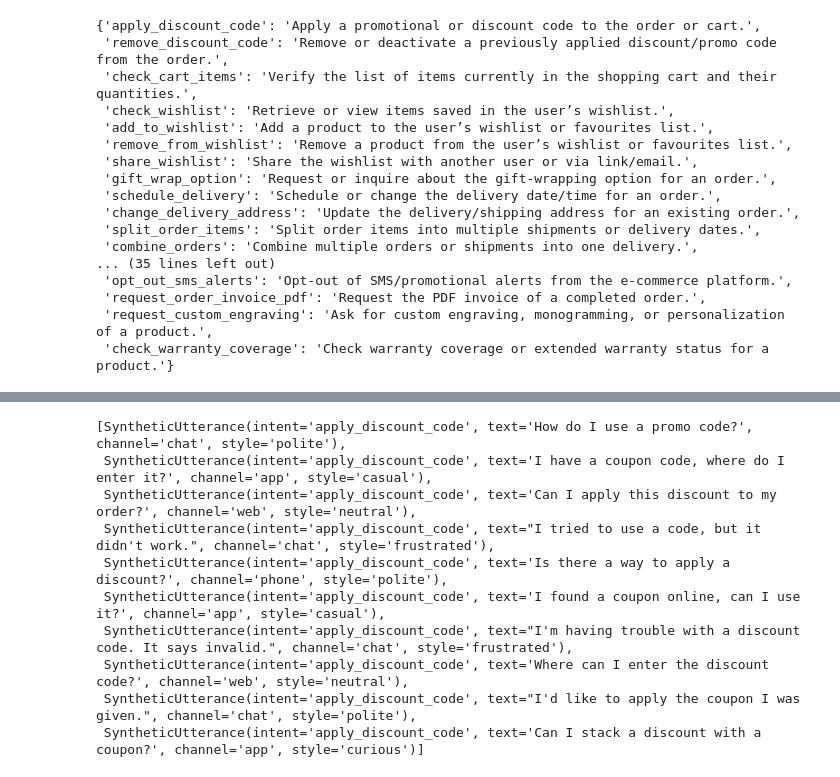
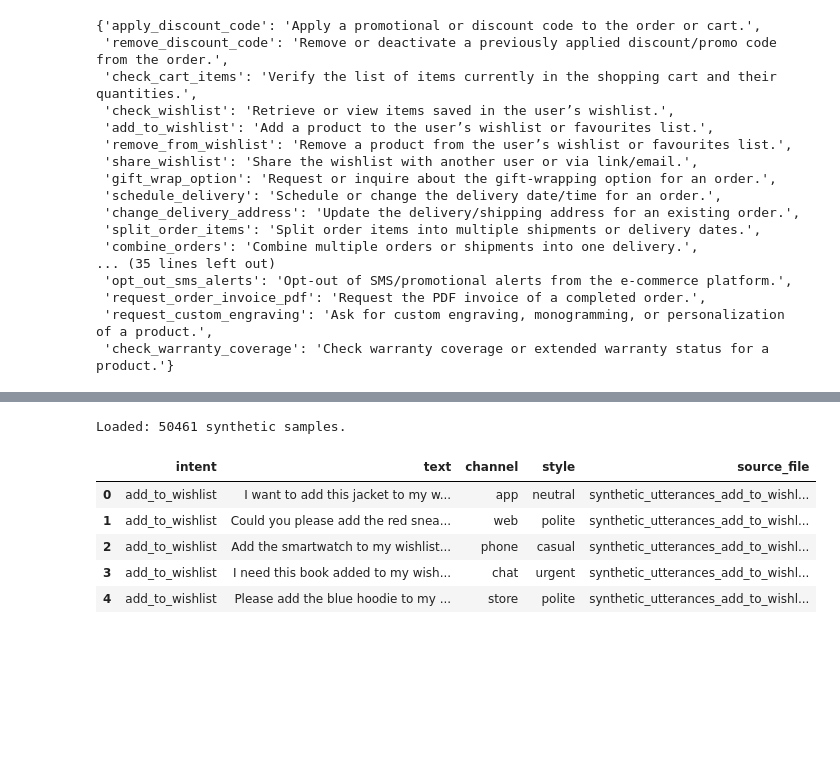
Before and after one commit to RahulNenavath/Intent-Classification, a Jupyter notebook: Notebook/Data-Curation.ipynb, the cells around one changed output, grey strips where cells are left out. Drawn from its saved outputs; the diff is of its cells as text; code cells hidden in the pictures; blank space fills up the shorter version.

Commit message:
sythentic data generator class added to agument new intent and utterance records

```diff
--- a/Notebook/Data-Curation.ipynb
+++ b/Notebook/Data-Curation.ipynb
@@ -398,13 +497,34 @@ utterances = gen.generate(
-# %%
-utterances
-# %% [output]
-[SyntheticUtterance(intent='apply_discount_code', text='How do I use a promo code?', channel='chat', style='polite'),
- SyntheticUtterance(intent='apply_discount_code', text='I have a coupon code, where do I enter it?', channel='app', style='casual'),
- SyntheticUtterance(intent='apply_discount_code', text='Can I apply this discount to my order?', channel='web', style='neutral'),
- SyntheticUtterance(intent='apply_discount_code', text="I tried to use a code, but it didn't work.", channel='chat', style='frustrated'),
- SyntheticUtterance(intent='apply_discount_code', text='Is there a way to apply a discount?', channel='phone', style='polite'),
- SyntheticUtterance(intent='apply_discount_code', text='I found a coupon online, can I use it?', channel='app', style='casual'),
- SyntheticUtterance(intent='apply_discount_code', text="I'm having trouble with a discount code. It says invalid.", channel='chat', style='frustrated'),
- SyntheticUtterance(intent='apply_discount_code', text='Where can I enter the discount code?', channel='web', style='neutral'),
- SyntheticUtterance(intent='apply_discount_code', text="I'd like to apply the coupon I was given.", channel='chat', style='polite'),
- SyntheticUtterance(intent='apply_discount_code', text='Can I stack a discount with a coupon?', channel='app', style='curious')]
+# %%
+def build_synthetic_dataset(data_dir: Path) -> pd.DataFrame:
+    jsonl_files = sorted(data_dir.glob("synthetic_utterances_*.jsonl"))
+    rows = []
+
+    for file in jsonl_files:
+        intent_name = file.stem.replace("synthetic_utterances_", "")
+
+        with open(file, "r", encoding="utf-8") as f:
+            for line in f:
+                try:
+                    d = json.loads(line)
+                    d["intent"] = intent_name
+                    d["source_file"] = file.name
+                    rows.append(d)
+                except json.JSONDecodeError:
+                    print(f"[WARN] Skipped malformed line in {file.name}")
+
+    df = pd.DataFrame(rows)
+    print("Loaded:", len(df), "synthetic samples.")
+    return df
+# %%
+synt_df = build_synthetic_dataset(data_dir)
+# %% [output]
+Loaded: 50461 synthetic samples.
+# %%
+synt_df.head()
+# %% [output]
+|  | intent | text | channel | style | source_file |
+| 0 | add_to_wishlist | I want to add this jacket to my w... | app | neutral | synthetic_utterances_add_to_wishl... |
+| 1 | add_to_wishlist | Could you please add the red snea... | web | polite | synthetic_utterances_add_to_wishl... |
+| 2 | add_to_wishlist | Add the smartwatch to my wishlist... | phone | casual | synthetic_utterances_add_to_wishl... |
+| 3 | add_to_wishlist | I need this book added to my wish... | chat | urgent | synthetic_utterances_add_to_wishl... |
+| 4 | add_to_wishlist | Please add the blue hoodie to my ... | store | polite | synthetic_utterances_add_to_wishl... |
```
Also changed, not shown: parts of 19 cells of this notebook.
